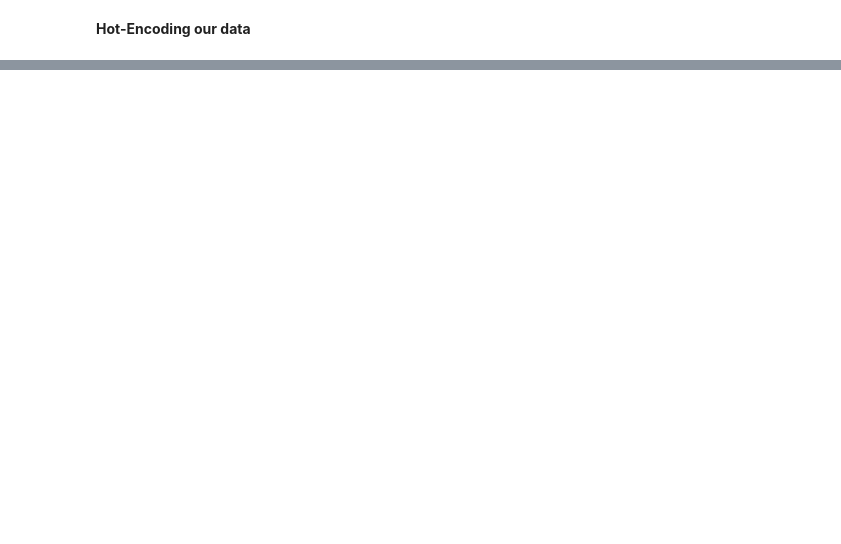
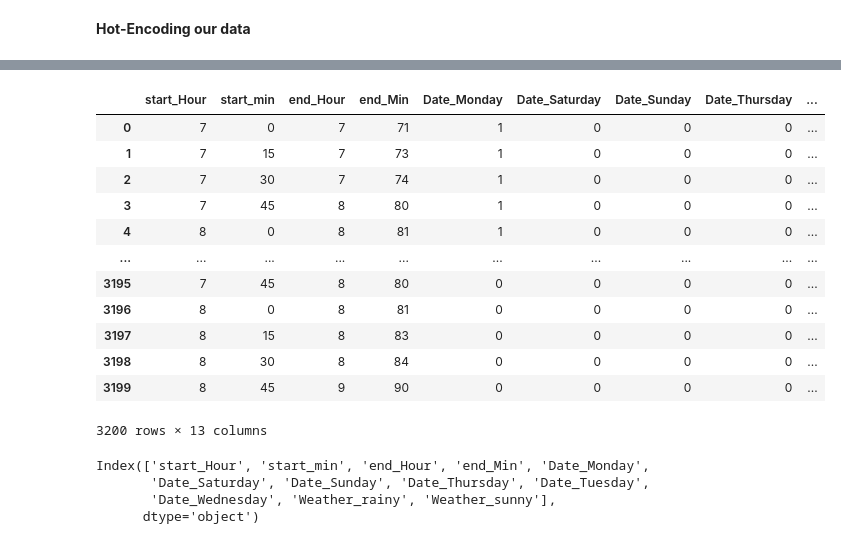
Before and after one commit to Belal-AI/Parking-recommendation-system-Autonomous-Vehicle-Movapkg-, a Jupyter notebook: ML_model_Recommender.ipynb, the cells around one changed output, grey strips where cells are left out. Saved outputs shown, nothing was run; the diff lists cells and outputs as text; code cells hidden in the pictures; blank space fills up the shorter version.

```diff
--- a/ML_model_Recommender.ipynb
+++ b/ML_model_Recommender.ipynb
@@ -360 +389,22 @@ for i in data:
+# %%
+from sklearn.preprocessing import LabelEncoder
+encoder=LabelEncoder()
+target=encoder.fit_transform(data['target'])
+target=target.reshape(-1,1)
+data['target']=target
+data
+# %% [output]
+|  | start_Hour | start_min | end_Hour | end_Min | Date_Monday | Date_Saturday | Date_Sunday | Date_Thursday | ... |
+| 0 | 7 | 0 | 7 | 71 | 1 | 0 | 0 | 0 | ... |
+| 1 | 7 | 15 | 7 | 73 | 1 | 0 | 0 | 0 | ... |
+| 2 | 7 | 30 | 7 | 74 | 1 | 0 | 0 | 0 | ... |
+| 3 | 7 | 45 | 8 | 80 | 1 | 0 | 0 | 0 | ... |
+| 4 | 8 | 0 | 8 | 81 | 1 | 0 | 0 | 0 | ... |
+| ... | ... | ... | ... | ... | ... | ... | ... | ... | ... |
+| 3195 | 7 | 45 | 8 | 80 | 0 | 0 | 0 | 0 | ... |
+| 3196 | 8 | 0 | 8 | 81 | 0 | 0 | 0 | 0 | ... |
+| 3197 | 8 | 15 | 8 | 83 | 0 | 0 | 0 | 0 | ... |
+| 3198 | 8 | 30 | 8 | 84 | 0 | 0 | 0 | 0 | ... |
+| 3199 | 8 | 45 | 9 | 90 | 0 | 0 | 0 | 0 | ... |
+3200 rows × 13 columns
 # %%
@@ -373,0 +426,7 @@ def backwordelimination(X,y,sl,columns,lenfeatures):
+# %%
+columns
+# %% [output]
+Index(['start_Hour', 'start_min', 'end_Hour', 'end_Min', 'Date_Monday',
+       'Date_Saturday', 'Date_Sunday', 'Date_Thursday', 'Date_Tuesday',
+       'Date_Wednesday', 'Weather_rainy', 'Weather_sunny'],
+      dtype='object')
```
Also changed, not shown: parts of 19 cells of this notebook.
